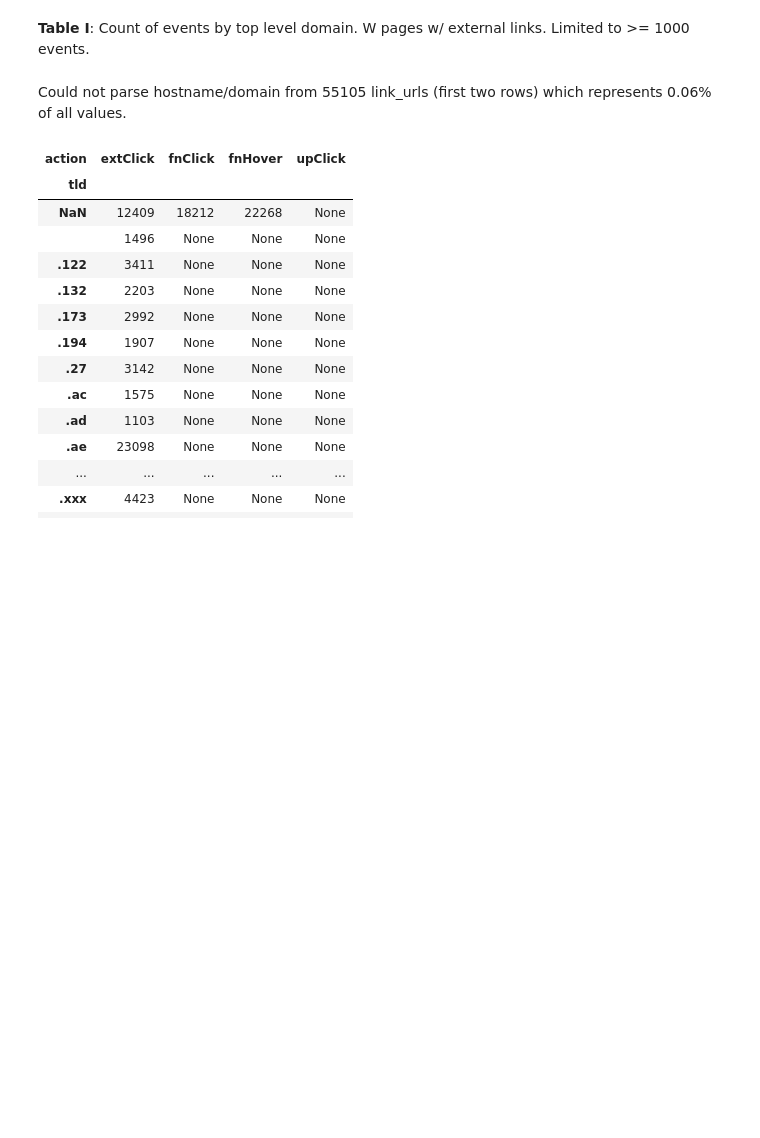
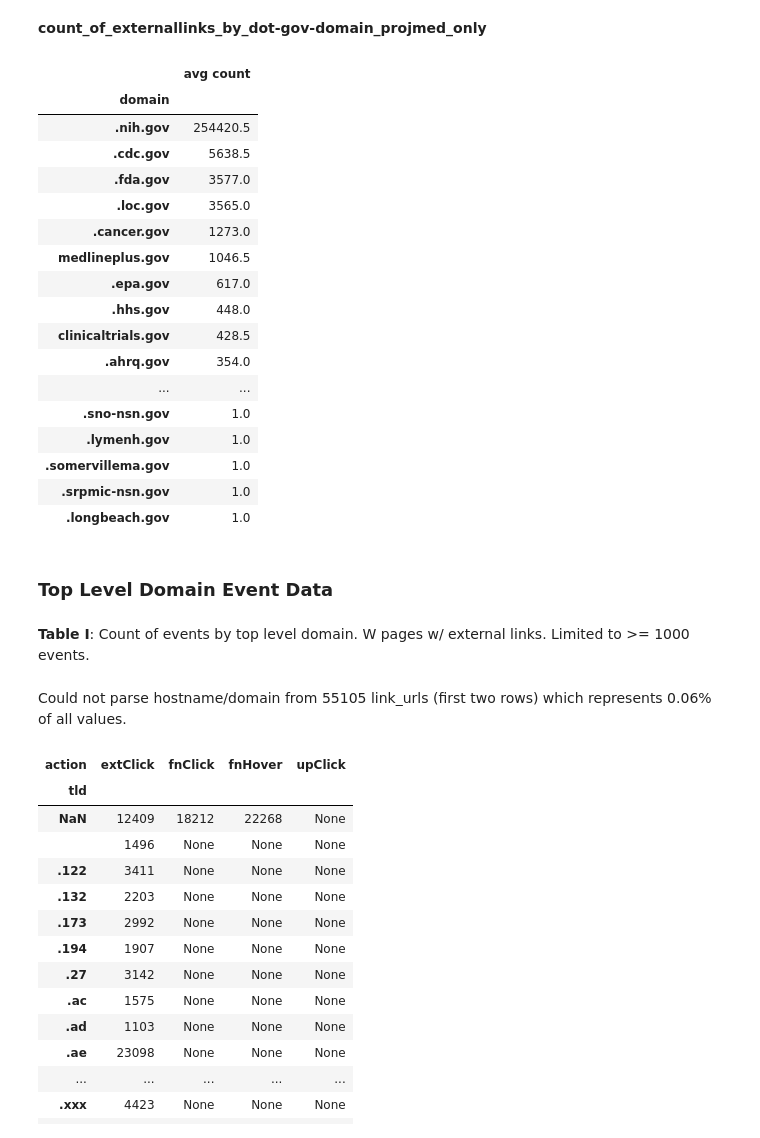
Before and after one commit to elifesciences-publications/wiki-citation-usage, a Jupyter notebook: top-level-domains.ipynb, the cells around one changed output. Cells and saved outputs as stored; diff of their text form; code cells hidden in the pictures; blank space fills up the shorter version.

```diff
--- a/top-level-domains.ipynb
+++ b/top-level-domains.ipynb
@@ -9,3 +111,32 @@ pd.options.display.max_rows=10000
+# %%
+report = 'count_of_externallinks_by_dot-gov-domain_projmed_only'
+display(Markdown("**"+report+"**"))
+merged = merge_reports(report)
+df = pd.DataFrame(merged.groupby('domain').agg(['mean'])['num_links']['mean'].sort_values(ascending=False))
+df.rename(columns={'mean':'avg count'}, inplace=True)
+df
+# %% [output]
+**count_of_externallinks_by_dot-gov-domain_projmed_only**
+|  | avg count |
+| domain |  |
+| .nih.gov | 254420.5 |
+| .cdc.gov | 5638.5 |
+| .fda.gov | 3577.0 |
+| .loc.gov | 3565.0 |
+| .cancer.gov | 1273.0 |
+| medlineplus.gov | 1046.5 |
+| .epa.gov | 617.0 |
+| .hhs.gov | 448.0 |
+| clinicaltrials.gov | 428.5 |
+| .ahrq.gov | 354.0 |
+| ... | ... |
+| .sno-nsn.gov | 1.0 |
+| .lymenh.gov | 1.0 |
+| .somervillema.gov | 1.0 |
+| .srpmic-nsn.gov | 1.0 |
+| .longbeach.gov | 1.0 |
+# %% [markdown]
+### Top Level Domain Event Data
 # %%
 # Event counts for top level domains by event type
 # limited to W pages with external links
```
Also changed, not shown: parts of 11 cells of this notebook.
